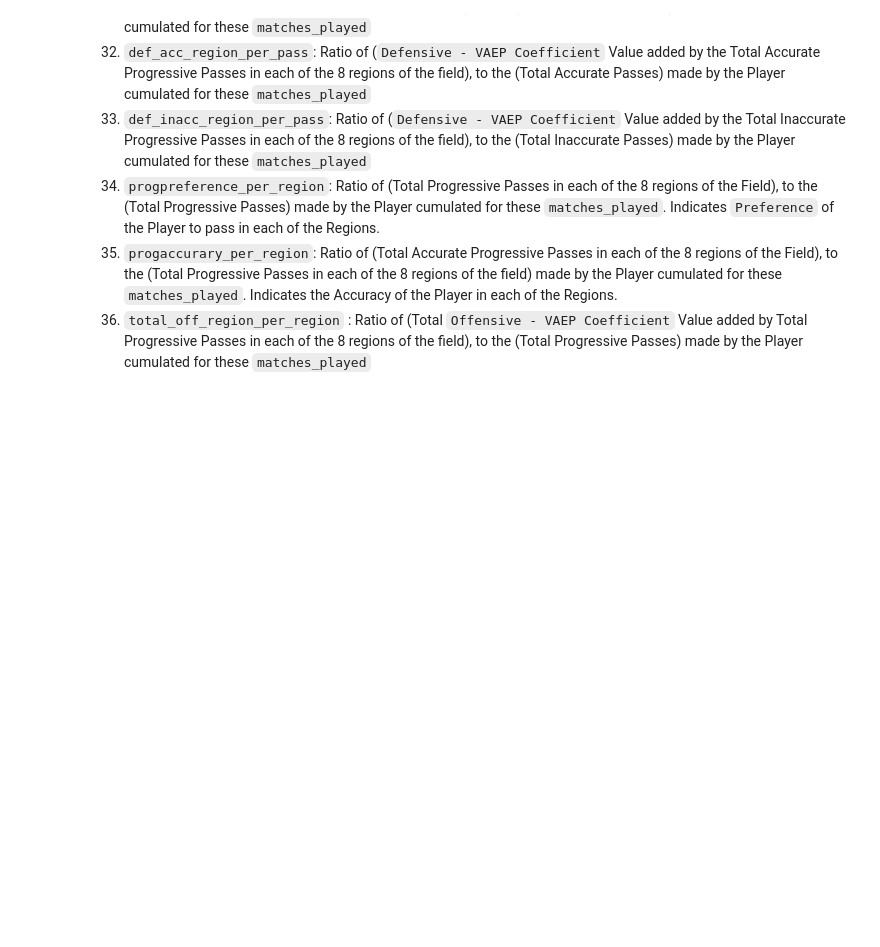
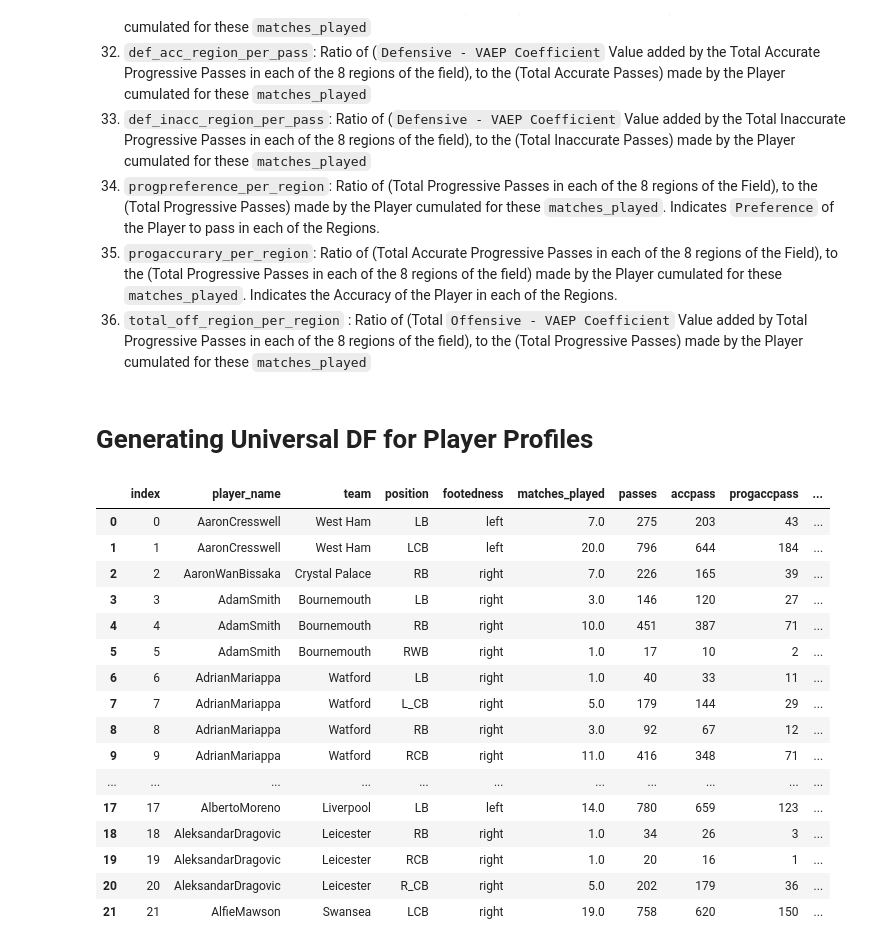
Before and after one commit to grovershreyf9t/FootballPlayerFootedness, a Jupyter notebook: code/9_playerwise_threat_analysis_viz.ipynb, the cells around one changed output. Cells and saved outputs as stored; diff of their text form; code cells hidden in the pictures; blank space fills up the shorter version.

```diff
--- a/code/9_playerwise_threat_analysis_viz.ipynb
+++ b/code/9_playerwise_threat_analysis_viz.ipynb
@@ -729,6 +725,9 @@ def off_cumulative_preference(progacclocs,proginacclocs, off_acc, off_inacc):
             total_off_region_per_pass.append(0)
     return pd.Series([total_off_region_per_pass])
 # %%
-defender_attrs_lcb['total_off_region_per_pass'] = defender_attrs_lcb.apply(lambda x : off_cumulative_preference(x['progaccpassloc'],x['proginaccpassloc'],x['progaccpassoff'],x['proginaccpassoff']),axis=1)
+defender_attrs['total_off_region_per_pass'] = defender_attrs.apply(
+    lambda x: off_cumulative_preference(x['progaccpassloc'], x[
+        'proginaccpassloc'], x['progaccpassoff'], x['proginaccpassoff']),
+    axis=1)
 # %%
 # Limiting the data by taking into account players who have made atleast 20 progressive passes
@@ -885,3 +886,25 @@ defender_attrs_lcb.to_pickle('../data/defender_clusters/defender_attrs_lcb_regio
 34. `progpreference_per_region`: Ratio of (Total Progressive Passes in each of the 8 regions of the Field), to the (Total Progressive Passes) made by the Player cumulated for these `matches_played`. Indicates `Preference` of the Player to pass in each of the Regions. <br>
 35. `progaccurary_per_region`: Ratio of (Total Accurate Progressive Passes in each of the 8 regions of the Field), to the (Total Progressive Passes in each of the 8 regions of the field) made by the Player cumulated for these `matches_played`. Indicates the Accuracy of the Player in each of the Regions. <br>
 36. `total_off_region_per_region` : Ratio of (Total `Offensive - VAEP Coefficient` Value added by Total Progressive Passes in each of the 8 regions of the field), to the (Total Progressive Passes) made by the Player cumulated for these `matches_played`
+# %% [markdown]
+# Generating Universal DF for Player Profiles
+# %%
+defender_attrs.head(20)
+# %% [output]
+|  | index | player_name | team | position | footedness | matches_played | passes | accpass | progaccpass | ... |
+| 0 | 0 | AaronCresswell | West Ham | LB | left | 7.0 | 275 | 203 | 43 | ... |
+| 1 | 1 | AaronCresswell | West Ham | LCB | left | 20.0 | 796 | 644 | 184 | ... |
+| 2 | 2 | AaronWanBissaka | Crystal Palace | RB | right | 7.0 | 226 | 165 | 39 | ... |
+| 3 | 3 | AdamSmith | Bournemouth | LB | right | 3.0 | 146 | 120 | 27 | ... |
+| 4 | 4 | AdamSmith | Bournemouth | RB | right | 10.0 | 451 | 387 | 71 | ... |
+| 5 | 5 | AdamSmith | Bournemouth | RWB | right | 1.0 | 17 | 10 | 2 | ... |
+| 6 | 6 | AdrianMariappa | Watford | LB | right | 1.0 | 40 | 33 | 11 | ... |
+| 7 | 7 | AdrianMariappa | Watford | L_CB | right | 5.0 | 179 | 144 | 29 | ... |
+| 8 | 8 | AdrianMariappa | Watford | RB | right | 3.0 | 92 | 67 | 12 | ... |
+| 9 | 9 | AdrianMariappa | Watford | RCB | right | 11.0 | 416 | 348 | 71 | ... |
+| ... | ... | ... | ... | ... | ... | ... | ... | ... | ... | ... |
+| 17 | 17 | AlbertoMoreno | Liverpool | LB | left | 14.0 | 780 | 659 | 123 | ... |
+| 18 | 18 | AleksandarDragovic | Leicester | RB | right | 1.0 | 34 | 26 | 3 | ... |
+| 19 | 19 | AleksandarDragovic | Leicester | RCB | right | 1.0 | 20 | 16 | 1 | ... |
+| 20 | 20 | AleksandarDragovic | Leicester | R_CB | right | 5.0 | 202 | 179 | 36 | ... |
+| 21 | 21 | AlfieMawson | Swansea | LCB | right | 19.0 | 758 | 620 | 150 | ... |
```
Also changed, not shown: parts of 42 cells of this notebook.
